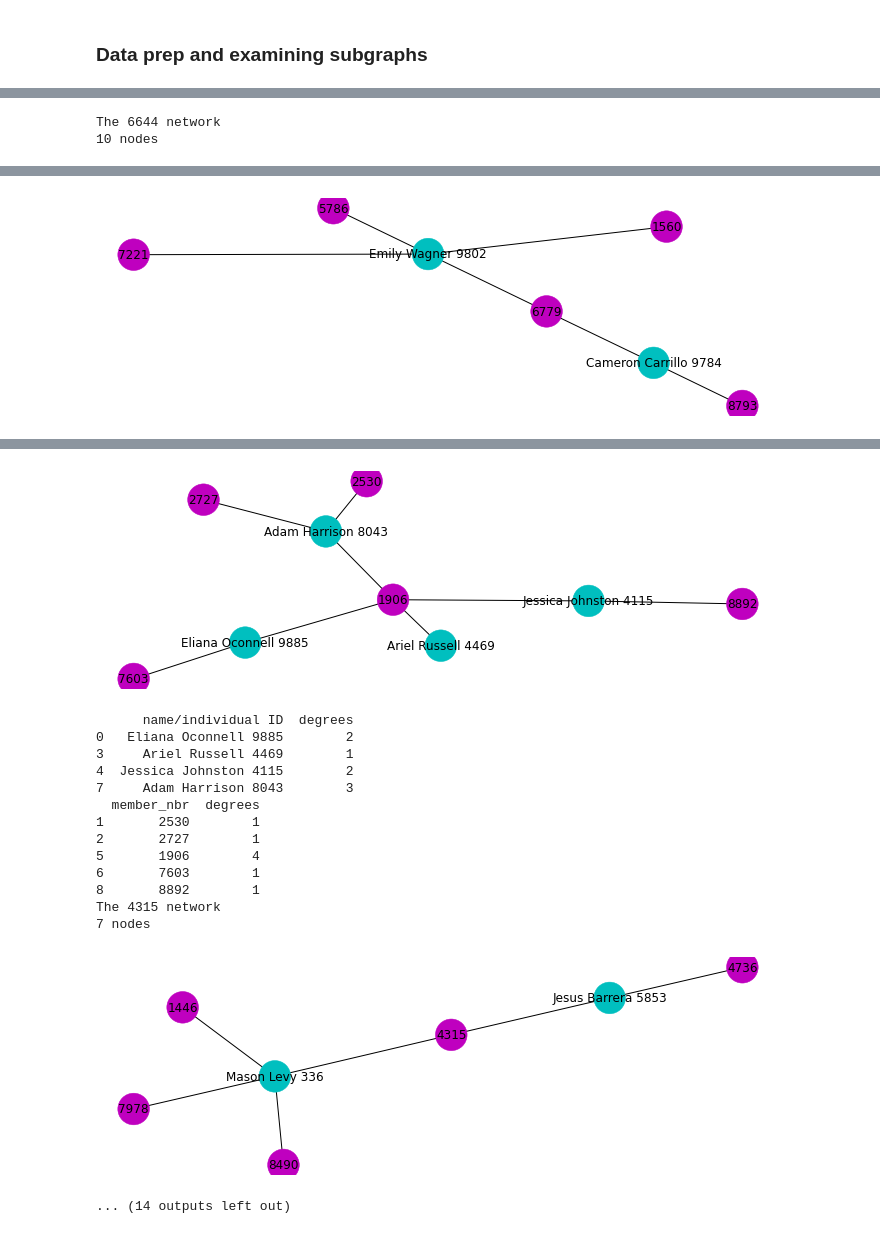
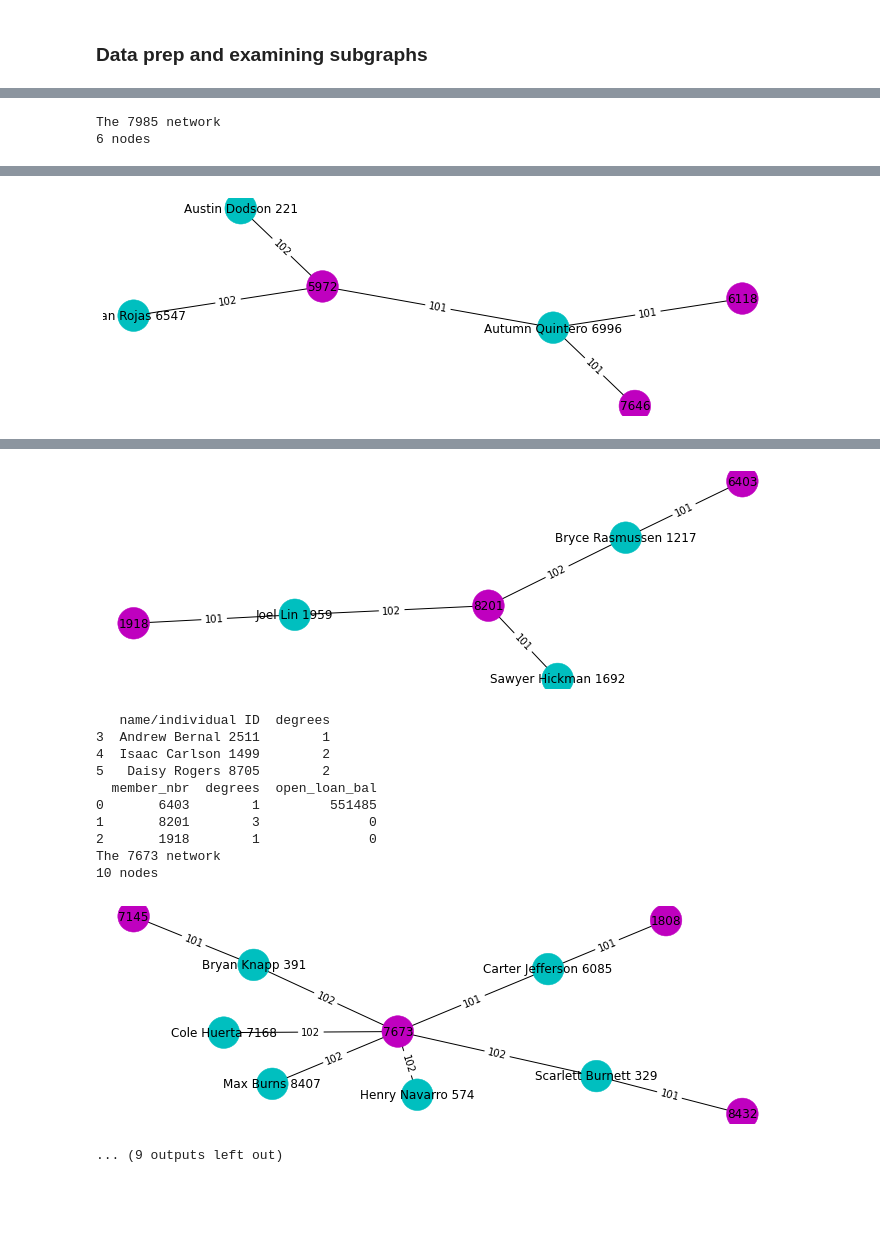
Before and after one commit to w-schw/CU-member-networks, a Jupyter notebook: Member network development.ipynb, the cells around one changed output, grey strips where cells are left out. Saved outputs shown, nothing was run; the diff lists cells and outputs as text; code cells hidden in the pictures; blank space fills up the shorter version.

Commit message:
Added participation type labels, member attributes

```diff
--- a/Member network development.ipynb
+++ b/Member network development.ipynb
@@ -33,12 +34,22 @@ left join individual_today c on a.individual_id = c.individual_id
 
 # if using sqlite demo database
 sqlite_query = '''
-select  a.member_nbr [source], c.first_name || ' ' || c.last_name || ' '||  a.individual_id [target] , a.participation_type
+select
+    a.member_nbr [source],
+    c.first_name || ' ' || c.last_name || ' '||  a.individual_id [target] ,
+    a.participation_type, b.open_loan_bal
+
 from membershipparticipant_today a
 
---left join agr_membertotal_today b on a.member_nbr = b.member_nbr
+left join agr_membertotal_today b on a.member_nbr = b.member_nbr
 left join individual_today c on a.individual_id = c.individual_id
 '''
+
+attribute_query = '''
+select member_nbr, open_loan_bal
+from agr_membertotal_today
+
+'''
 # %%
 def get_network_members(degree_dictionary):
     td = pd.DataFrame.from_dict(degree_dictionary)
@@ -79,0 +91,3 @@ d
+# %%
+attributes = pd.read_sql(attribute_query, conn)
+attributes
@@ -182,3 +234,7 @@ def get_network_members(degree_dictionary):
+# %%
+def get_member_nbr_attributes(attribute_dataframe, node_dataframe):
+    attributes = pd.merge(node_dataframe, attribute_dataframe, on = 'member_nbr')
+    return(attributes)
 # %%
 def generate_color_map(graph_object):
     individual_nodes = []
@@ -210,19 +266,24 @@ node_count = len(nx.nodes(graph))
 pos = nx.spring_layout(graph)
 
 #function to separate membership from individuals for display
-x,y = get_network_members(degrees)
+names,member_nbrs = get_network_members(degrees)
+
+#function to join attributes back on subgraph node
+at = get_member_nbr_attributes(attributes,member_nbrs )
 
 #draw function
 nx.draw(graph, pos=pos, node_color=colors, node_size=1000)
 
 #add labels
 nx.draw_networkx_labels(graph, pos=pos )
+edge_labels = nx.get_edge_attributes(graph, 'participation_type')
+nx.draw_networkx_edge_labels(graph, pos, edge_labels)
 
 #Output
 print(title)
 print(f'{node_count} nodes')
 plt.show()
 #print(pd.DataFrame.from_dict(nx.degree(graph)))
-print(x)
-print(y)
+print(names)
+print(at)
 # %% [output]
@@ -263,19 +320,23 @@ for i in range(10):
     node_count = len(nx.nodes(graph))
     pos = nx.spring_layout(graph)
 
-    x,y = get_network_members(degrees)
+    names,member_nbrs = get_network_members(degrees)
 
-    # and then pass the positions to the drawing function
     nx.draw(graph, pos=pos, node_color=colors,   node_size=1000)
 
-    # then we draw the labels at the same position
     nx.draw_networkx_labels(graph, pos=pos )
+    edge_labels = nx.get_edge_attributes(graph, 'participation_type')
+    nx.draw_networkx_edge_labels(graph, pos, edge_labels)
+
+    #function to join attributes back on subgraph node
+    at = get_member_nbr_attributes(attributes,member_nbrs )
+
     print(title)
     print(str(node_count)+" nodes")
     plt.show()
     #print(pd.DataFrame.from_dict(nx.degree(graph)))
     print(x)
-    print(y)
+    print(at)
 
 
     fig, ax =plt.subplots(figsize=(12,4))
@@ -288,5 +349,5 @@ pp = PdfPages("foo.pdf")
 pp.savefig(fig, bbox_inches='tight')
 pp.close()
 # %% [output]
-The 6644 network
-10 nodes
+The 7985 network
+6 nodes
@@ -331 +388 @@ The 6779 network
-[figure, old version]
+[figure, new version]
@@ -343,16 +399,13 @@ The 1906 network
-[figure, old version]
+[figure, new version]
-      name/individual ID  degrees
-0   Eliana Oconnell 9885        2
-3     Ariel Russell 4469        1
-4  Jessica Johnston 4115        2
-7     Adam Harrison 8043        3
-  member_nbr  degrees
-1       2530        1
-2       2727        1
-5       1906        4
-6       7603        1
-8       8892        1
-The 4315 network
-7 nodes
+   name/individual ID  degrees
+3  Andrew Bernal 2511        1
+4  Isaac Carlson 1499        2
+5   Daisy Rogers 8705        2
+  member_nbr  degrees  open_loan_bal
+0       6403        1         551485
+1       8201        3              0
+2       1918        1              0
+The 7673 network
+10 nodes
-[figure, old version]
+[figure, new version]
-... (14 outputs left out)
+... (9 outputs left out)
```
Also changed, not shown: parts of 13 cells of this notebook.
